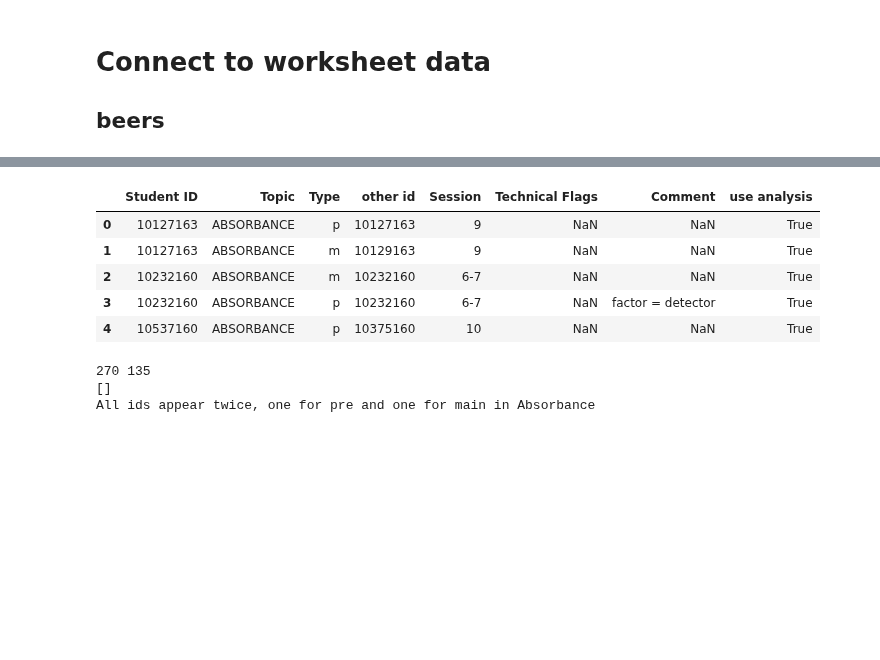
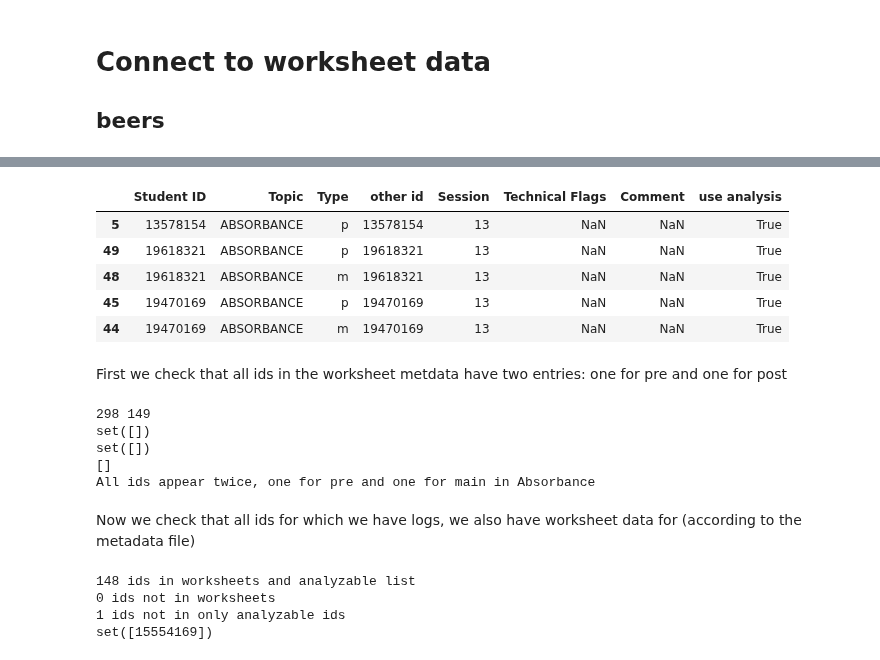
Before and after one commit to jmassall/inquiry_virtualLabs_study, a Jupyter notebook: analysis/data_connector.ipynb, the cells around one changed output, grey strips where cells are left out. Cells and saved outputs as stored; diff of their text form; code cells hidden in the pictures; blank space fills up the shorter version.

Commit message:
Finised connecting logs and all worksheets. Yay!

```diff
--- a/analysis/data_connector.ipynb
+++ b/analysis/data_connector.ipynb
@@ -380,22 +385,42 @@ worksheets = get_worksheet_metadata('beers')
-# %%
-worksheets.head()
-# %% [output]
-|  | Student ID | Topic | Type | other id | Session | Technical Flags | Comment | use analysis |
-| 0 | 10127163 | ABSORBANCE | p | 10127163 | 9 | NaN | NaN | True |
-| 1 | 10127163 | ABSORBANCE | m | 10129163 | 9 | NaN | NaN | True |
-| 2 | 10232160 | ABSORBANCE | m | 10232160 | 6-7 | NaN | NaN | True |
-| 3 | 10232160 | ABSORBANCE | p | 10232160 | 6-7 | NaN | factor = detector | True |
-| 4 | 10537160 | ABSORBANCE | p | 10375160 | 10 | NaN | NaN | True |
+# %%
+worksheets.sort_values('Session').head() #Session 13 is first because session 12 was removed from analysis and session 10-11 were coded together
+# %% [output]
+|  | Student ID | Topic | Type | other id | Session | Technical Flags | Comment | use analysis |
+| 5 | 13578154 | ABSORBANCE | p | 13578154 | 13 | NaN | NaN | True |
+| 49 | 19618321 | ABSORBANCE | p | 19618321 | 13 | NaN | NaN | True |
+| 48 | 19618321 | ABSORBANCE | m | 19618321 | 13 | NaN | NaN | True |
+| 45 | 19470169 | ABSORBANCE | p | 19470169 | 13 | NaN | NaN | True |
+| 44 | 19470169 | ABSORBANCE | m | 19470169 | 13 | NaN | NaN | True |
 # %%
 ids = set(get_students_to_analyze_log())
+# %% [markdown]
+First we check that all ids in the worksheet metdata have two entries: one for pre and one for post
 # %%
 import collections
 ids_worksheets = list(worksheets[worksheets['use analysis']==True]['Student ID'])
 ids_other = list(worksheets[worksheets['use analysis']==True]['other id'])
 print len(ids_worksheets), len(set(ids_worksheets))
+pres = set(worksheets[worksheets['Type']=='p']['Student ID'])
+posts = set(worksheets[worksheets['Type']=='m']['Student ID'])
+print pres - posts
+print posts - pres
 print [item for item, count in collections.Counter(ids_worksheets).items() if count != 2]
 print "All ids appear twice, one for pre and one for main in Absorbance"
 # %% [output]
-270 135
+298 149
+set([])
+set([])
 []
 All ids appear twice, one for pre and one for main in Absorbance
+# %% [markdown]
+Now we check that all ids for which we have logs, we also have worksheet data for (according to the metadata file)
+# %%
+print len(ids&set(ids_worksheets)),"ids in worksheets and analyzable list"
+print  len(ids - set(ids_worksheets)),"ids not in worksheets"
+print len(set(ids_worksheets)-ids),"ids not in only analyzable ids"
+print set(ids_worksheets)-ids #15554169 is the id with the missing pre caps
+# %% [output]
+148 ids in worksheets and analyzable list
+0 ids not in worksheets
+1 ids not in only analyzable ids
+set([15554169])
```
Also changed, not shown: parts of 24 cells of this notebook, 2 other files.
